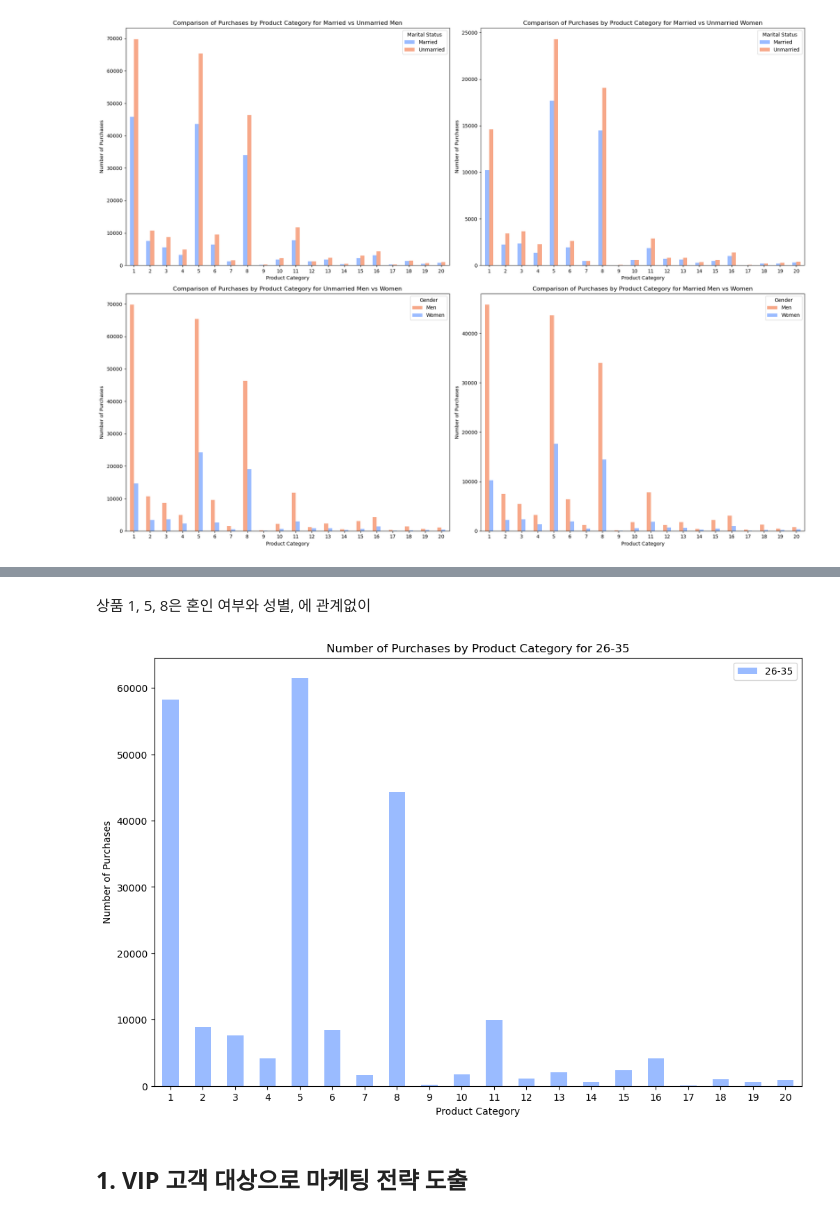
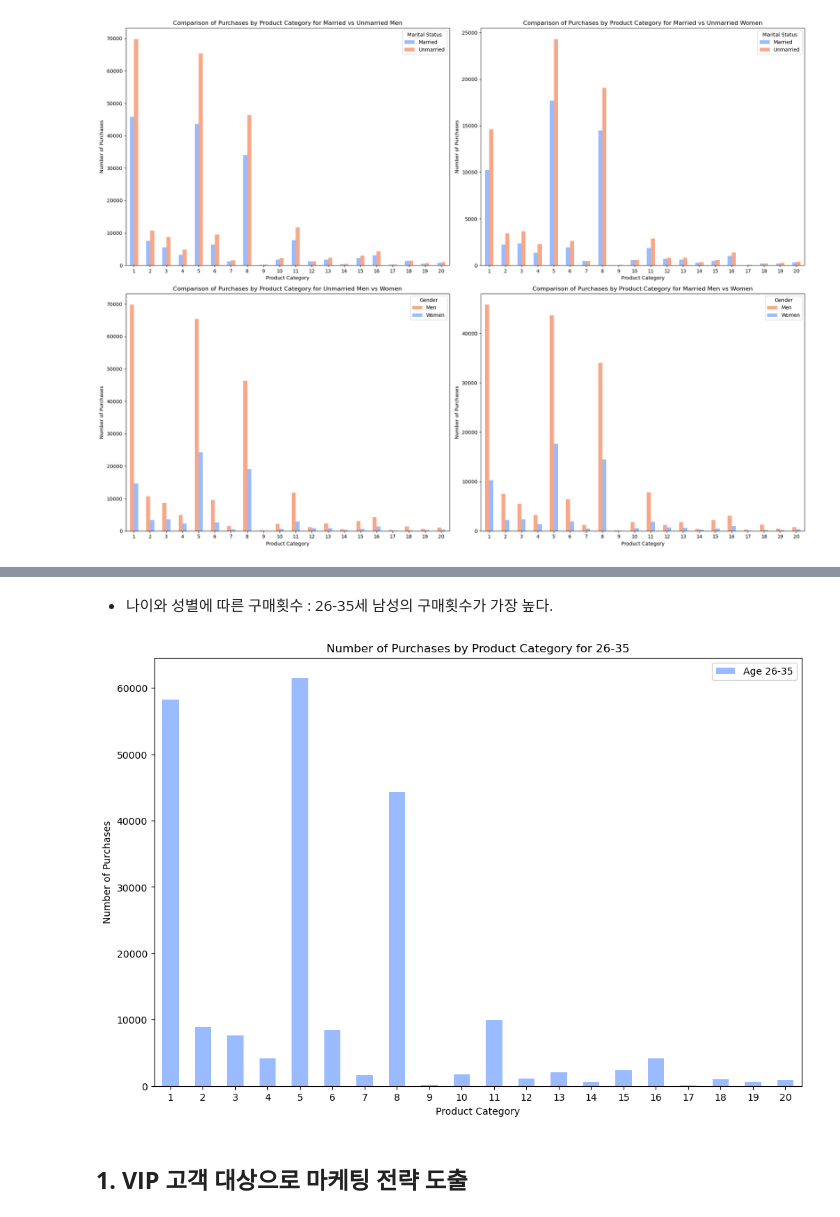
Before and after one commit to imjiwonim/multicam_python, a Jupyter notebook: miniProject_1_월마트 데이터 분석_241031.ipynb, the cells around one changed output, grey strips where cells are left out. Saved outputs shown, nothing was run; the diff lists cells and outputs as text; code cells hidden in the pictures.

```diff
--- a/miniProject_1_월마트 데이터 분석_241031.ipynb
+++ b/miniProject_1_월마트 데이터 분석_241031.ipynb
@@ -623,27 +492,25 @@ plt.show()
-# %% [markdown]
-상품 1, 5, 8은 혼인 여부와 성별, 에 관계없이
+# %% [markdown]
+- 나이와 성별에 따른 구매횟수 : 26-35세 남성의 구매횟수가 가장 높다.
 # %%
 # 데이터 분할
 late_twenty = df[(df['Age'] == '26-35') ]
 
 # Product_Category 별 구매 수 계산
 product_counts = late_twenty['Product_Category'].value_counts().sort_index()
-# unmarried_product_counts2 = unmarried_women['Product_Category'].value_counts().sort_index()
 
 # 데이터프레임 결합
 product_counts = pd.DataFrame({
-    '26-35': product_counts}).fillna(0)
+    'Age 26-35': product_counts}).fillna(0)
 
 # 시각화
 product_counts.plot(kind='bar', figsize=(12, 8), color=base1)
 plt.title('Number of Purchases by Product Category for 26-35')
 plt.xlabel('Product Category')
 plt.ylabel('Number of Purchases')
 plt.xticks(rotation=0)
-# plt.legend(title='Gender')
 plt.show()
 # %% [output]
-[figure, old version]
+[figure, new version]
 # %% [markdown]
 ## **1. VIP 고객 대상으로 마케팅 전략 도출**
 # %% [markdown]
```
Also changed, not shown: parts of 54 cells of this notebook.
